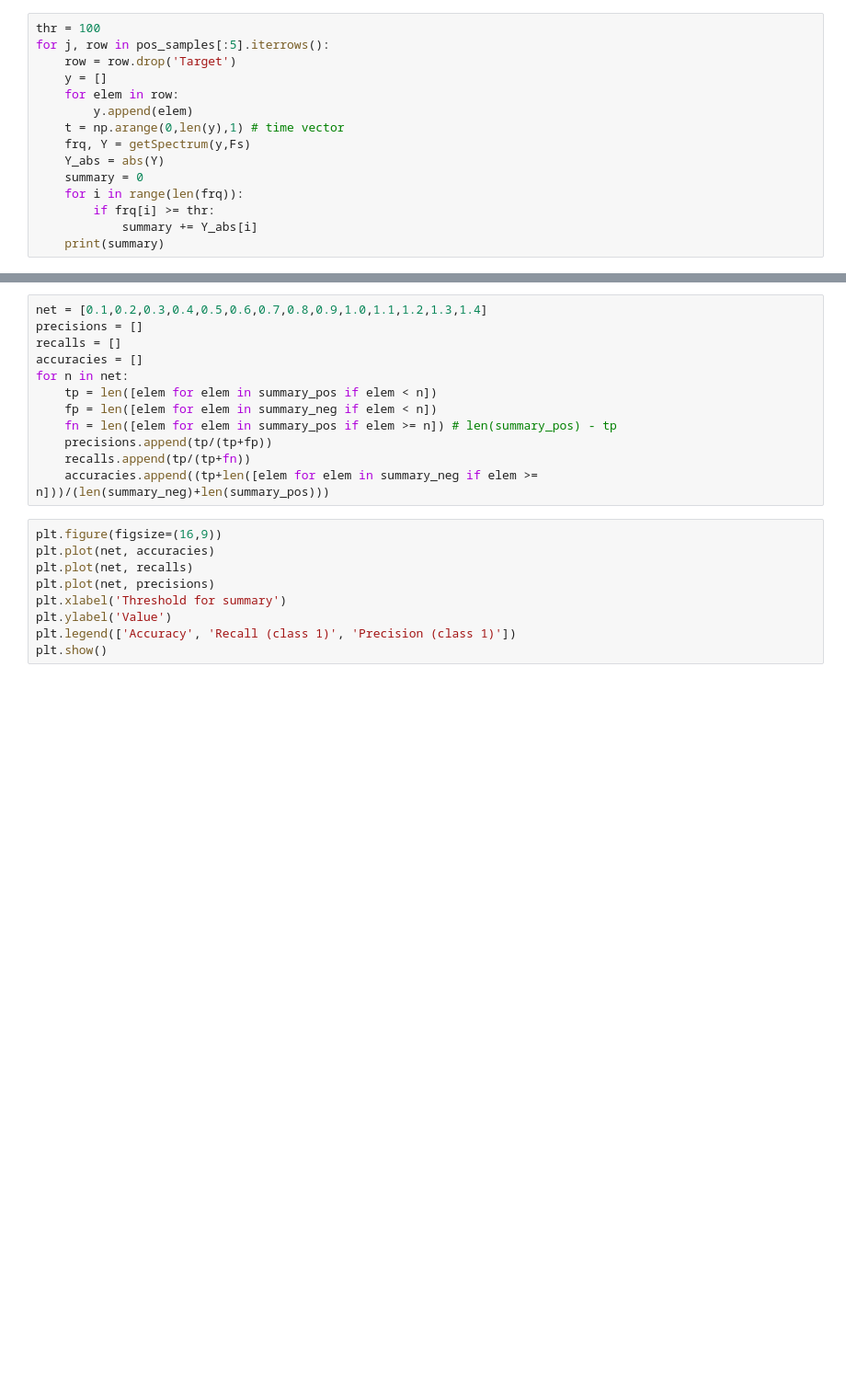
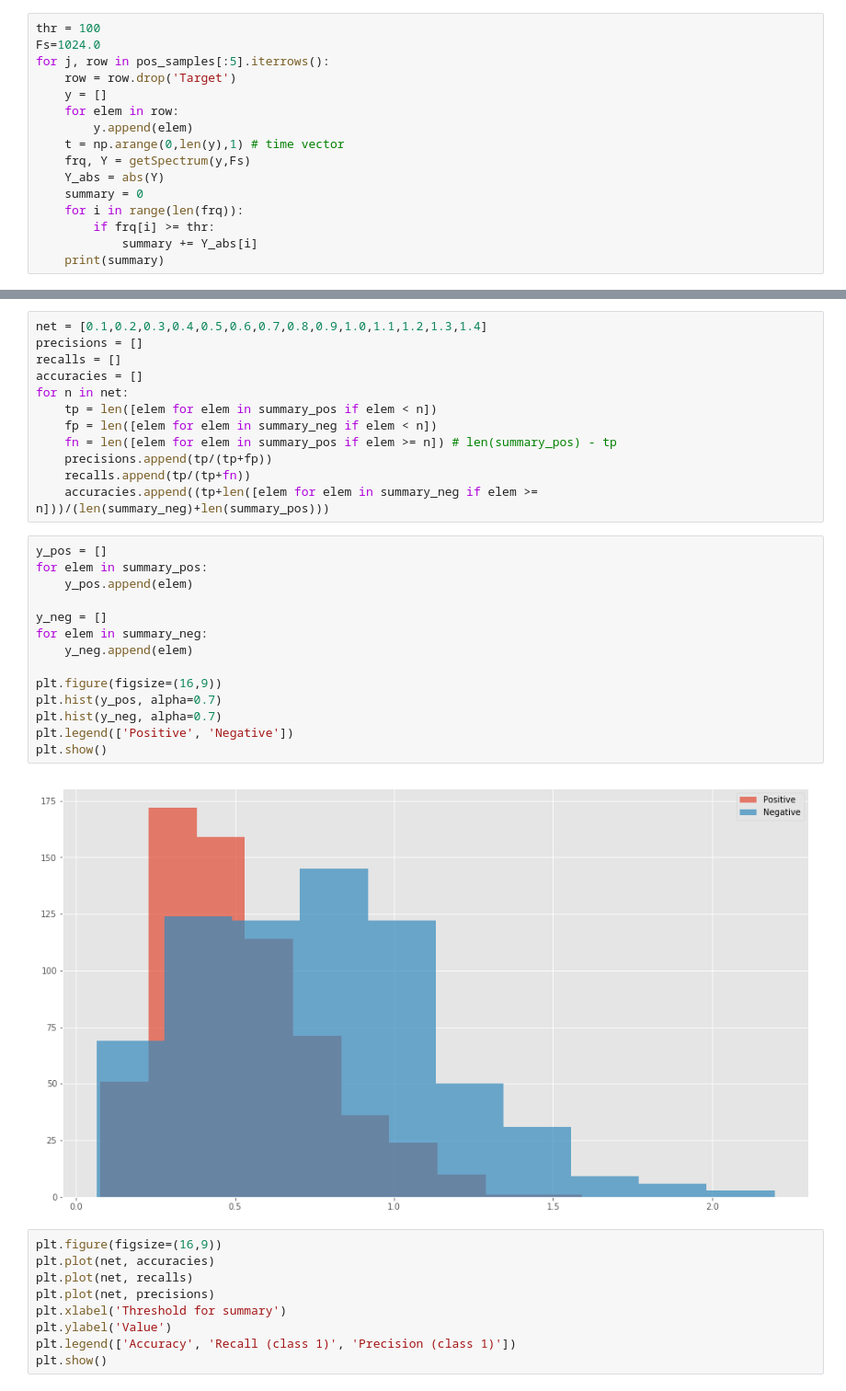
Before and after one commit to zzzzzzzzzzzzz/skoltech-intro-to-ds, a Jupyter notebook: 1/Dmitry Denisenko 1.ipynb, the cells around one changed output, grey strips where cells are left out. Shown at 92% size. Cells and saved outputs as stored; diff of their text form; blank space fills up the shorter version.

Commit message:
added more visualizations

```diff
--- a/1/Dmitry Denisenko 1.ipynb
+++ b/1/Dmitry Denisenko 1.ipynb
@@ -755,6 +747,7 @@ plt.show()
 So we can see that feature like presence of the strong frequency components after 100Hz can be a good feature. Let's try it
 # %%
 thr = 100
+Fs=1024.0
 for j, row in pos_samples[:5].iterrows():
     row = row.drop('Target')
     y = []
@@ -839,6 +832,22 @@ for n in net:
     precisions.append(tp/(tp+fp))
     recalls.append(tp/(tp+fn))
     accuracies.append((tp+len([elem for elem in summary_neg if elem >= n]))/(len(summary_neg)+len(summary_pos)))
+# %%
+y_pos = []
+for elem in summary_pos:
+    y_pos.append(elem)
+
+y_neg = []
+for elem in summary_neg:
+    y_neg.append(elem)
+
+plt.figure(figsize=(16,9))
+plt.hist(y_pos, alpha=0.7)
+plt.hist(y_neg, alpha=0.7)
+plt.legend(['Positive', 'Negative'])
+plt.show()
+# %% [output]
+[figure, added]
 # %%
 plt.figure(figsize=(16,9))
 plt.plot(net, accuracies)
```
Also changed, not shown: parts of 1 cell of this notebook.
